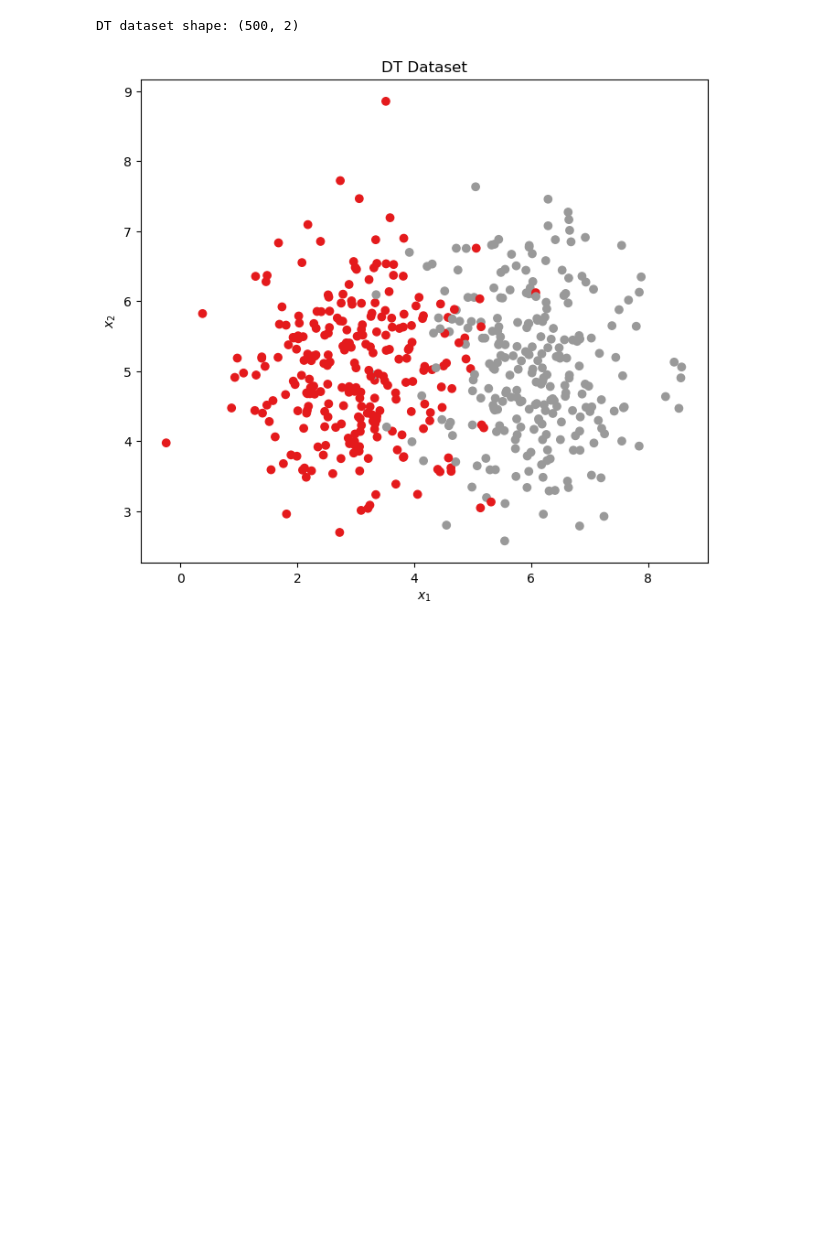
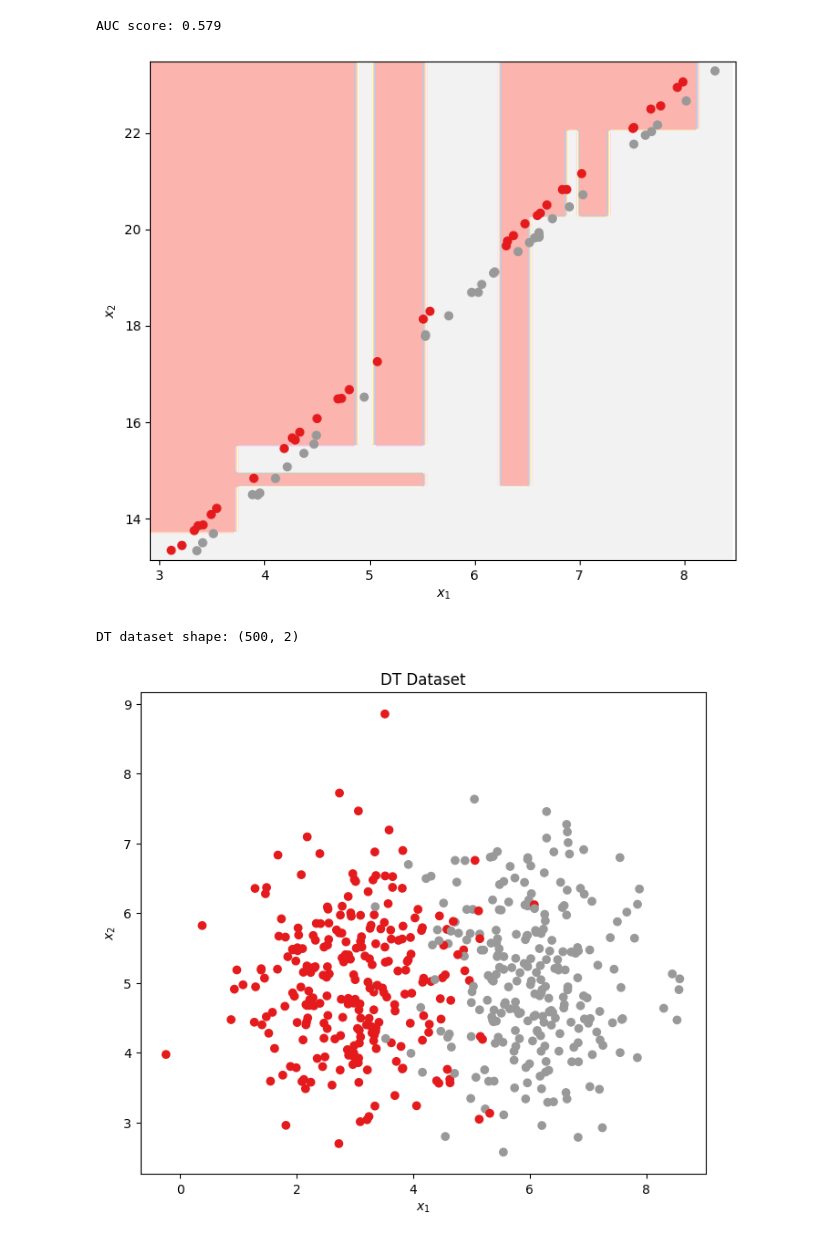
Before and after one commit to MBorgesT/ML_Assignment, a Jupyter notebook: part 1 - 3/2 - LDA vs Decision Tree.ipynb, the cells around one changed output. Cells and saved outputs as stored; diff of their text form; code cells hidden in the pictures; blank space fills up the shorter version.

```diff
--- a/part 1 - 3/2 - LDA vs Decision Tree.ipynb
+++ b/part 1 - 3/2 - LDA vs Decision Tree.ipynb
@@ -77,3 +82,9 @@ AUC score: 0.828
+# %%
+dt = DTC(max_depth=16)
+test_model(dt, X, y)
+# %% [output]
+AUC score: 0.579
+[figure, added]
 # %%
 def data_dt():
 
```
Also changed, not shown: parts of 4 cells of this notebook.
